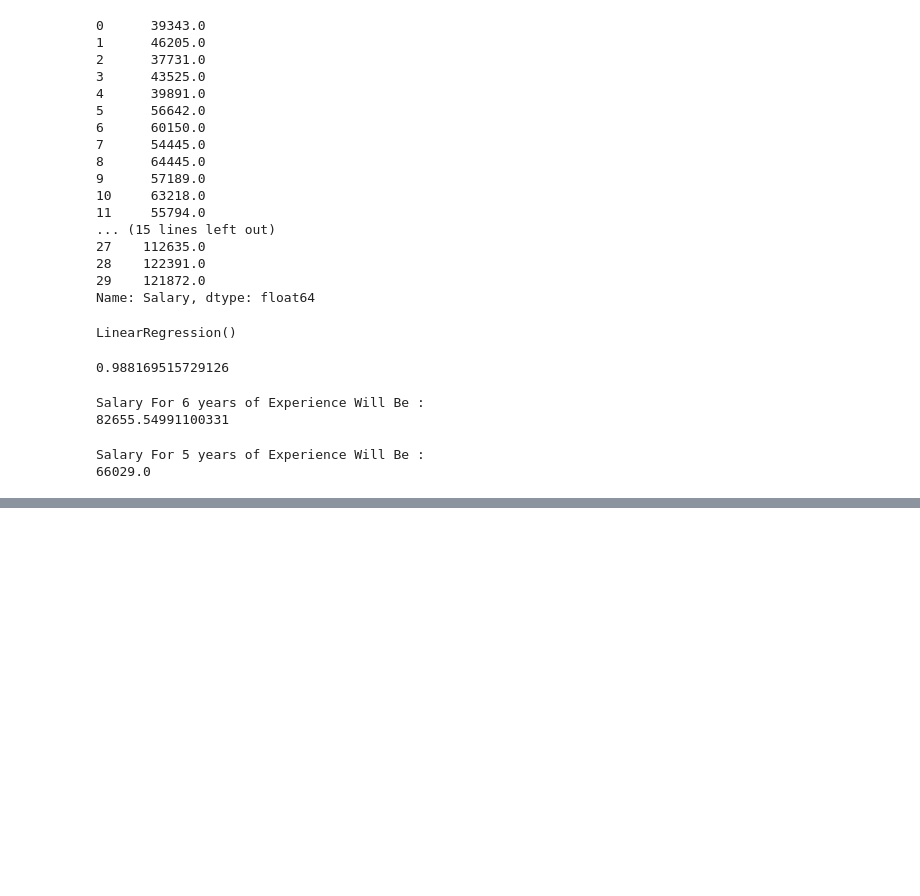
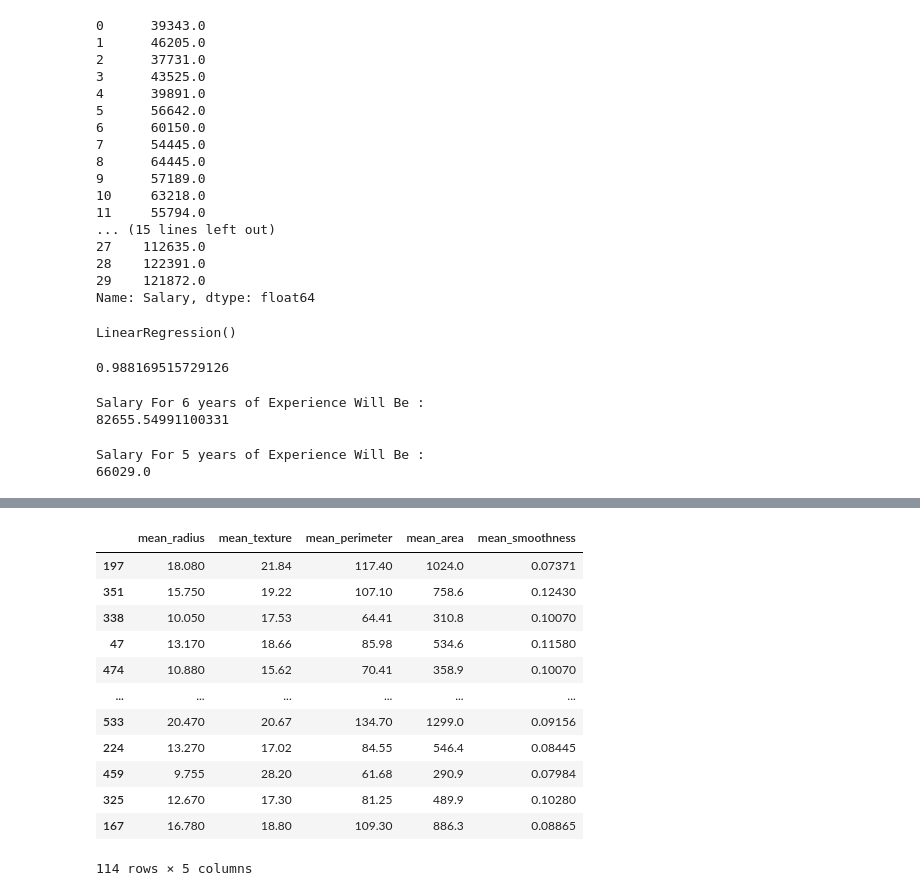
Before and after one commit to AjayNagarajM23/ML_TermWorks, a Jupyter notebook: AI_ML_Termworks.ipynb, the cells around one changed output, grey strips where cells are left out. Saved outputs shown, nothing was run; the diff lists cells and outputs as text; code cells hidden in the pictures; blank space fills up the shorter version.

```diff
--- a/AI_ML_Termworks.ipynb
+++ b/AI_ML_Termworks.ipynb
@@ -773,0 +802,3 @@ Salary For 5 years of Experience Will Be :
+# %%
+y = data.iloc[:,-1]
+y
@@ -773,0 +818,18 @@ Salary For 5 years of Experience Will Be :
+# %%
+x, x_test, y, y_test = train_test_split(x, y, test_size=0.2, random_state=30)
+# %%
+x_test
+# %% [output]
+|  | mean_radius | mean_texture | mean_perimeter | mean_area | mean_smoothness |
+| 197 | 18.080 | 21.84 | 117.40 | 1024.0 | 0.07371 |
+| 351 | 15.750 | 19.22 | 107.10 | 758.6 | 0.12430 |
+| 338 | 10.050 | 17.53 | 64.41 | 310.8 | 0.10070 |
+| 47 | 13.170 | 18.66 | 85.98 | 534.6 | 0.11580 |
+| 474 | 10.880 | 15.62 | 70.41 | 358.9 | 0.10070 |
+| ... | ... | ... | ... | ... | ... |
+| 533 | 20.470 | 20.67 | 134.70 | 1299.0 | 0.09156 |
+| 224 | 13.270 | 17.02 | 84.55 | 546.4 | 0.08445 |
+| 459 | 9.755 | 28.20 | 61.68 | 290.9 | 0.07984 |
+| 325 | 12.670 | 17.30 | 81.25 | 489.9 | 0.10280 |
+| 167 | 16.780 | 18.80 | 109.30 | 886.3 | 0.08865 |
+114 rows × 5 columns
```
Also changed, not shown: parts of 10 cells of this notebook.
